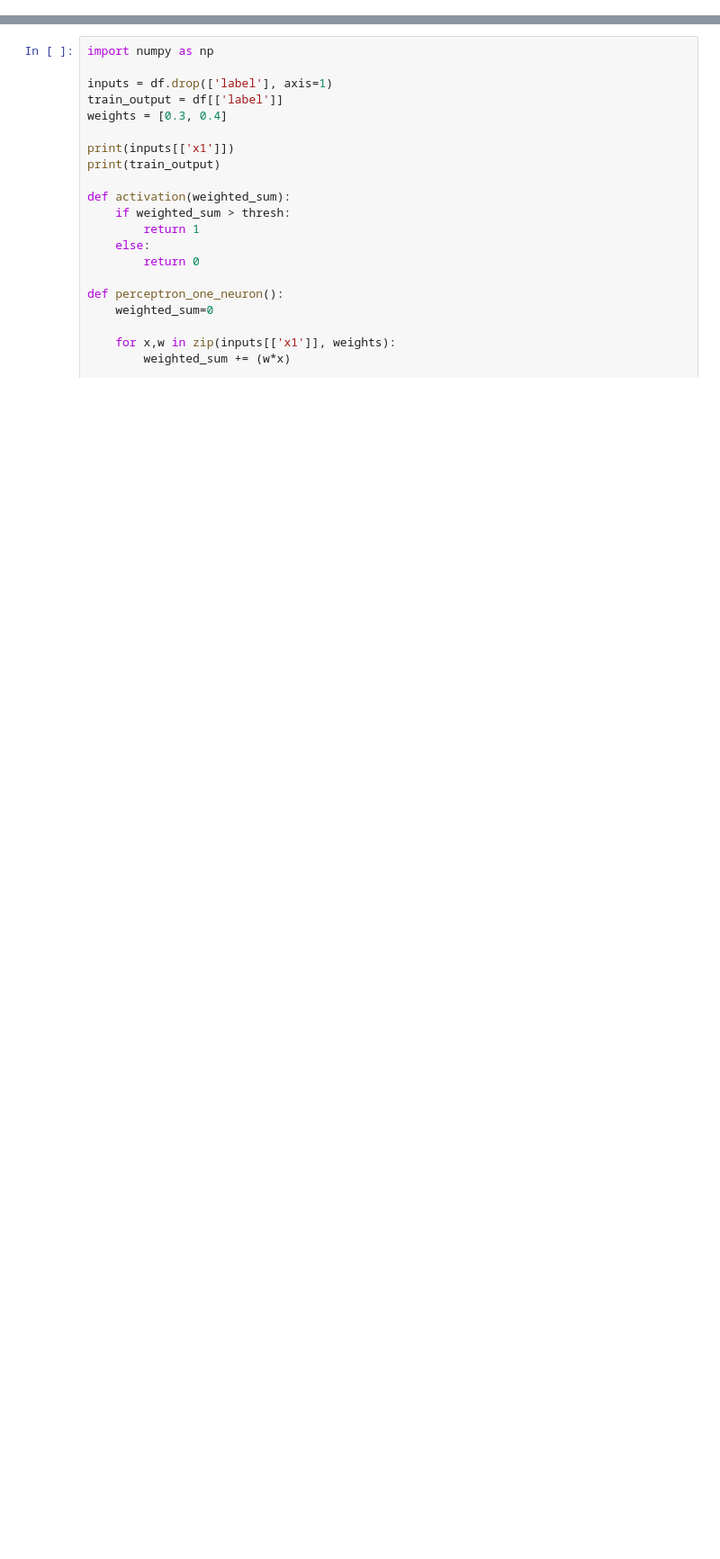
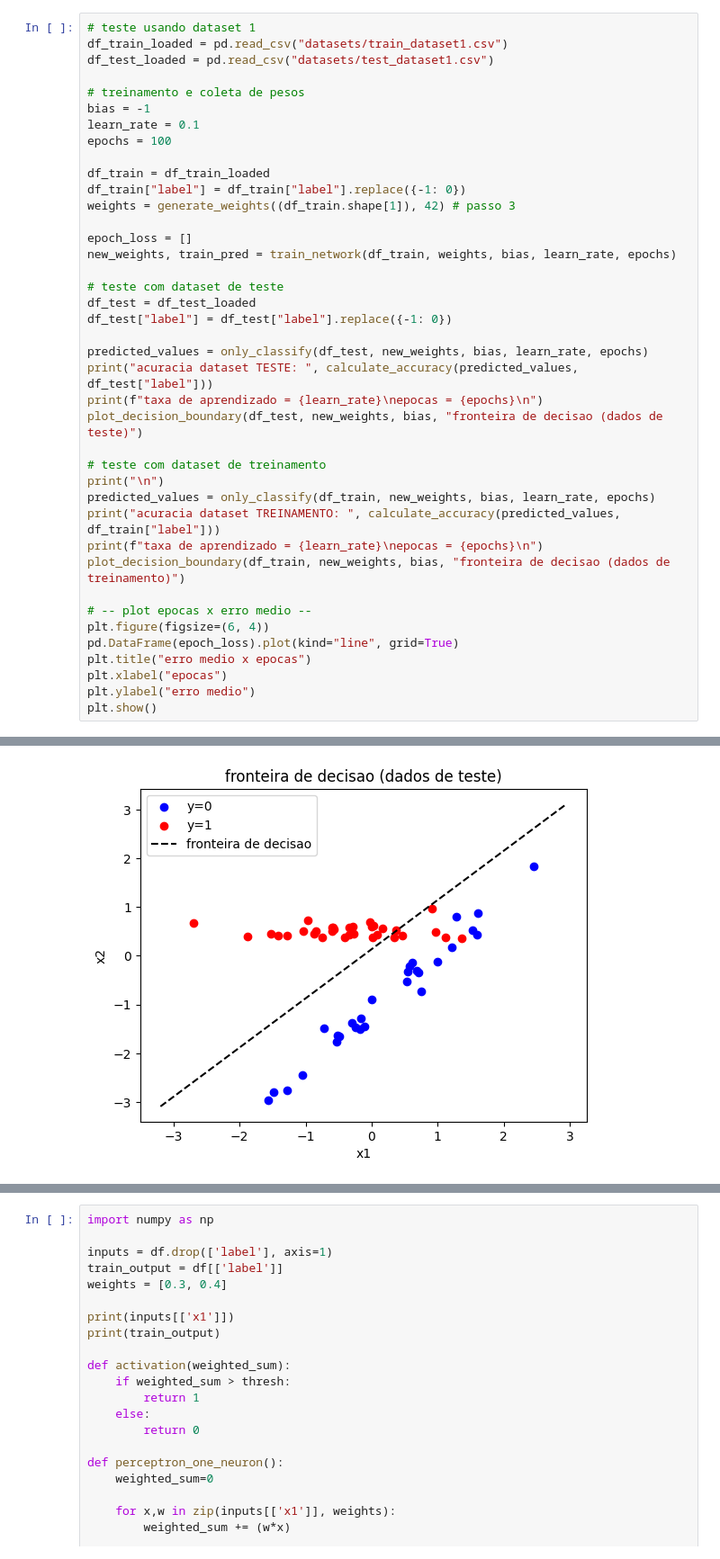
Before and after one commit to ukkarikari/neural-networks-1, a Jupyter notebook: activity-1/activity-1.ipynb, the cells around one changed output, grey strips where cells are left out. Shown: that part at 90% size. Cells and saved outputs as stored; diff of their text form; blank space fills up the shorter version.

```diff
--- a/activity-1/activity-1.ipynb
+++ b/activity-1/activity-1.ipynb
@@ -14,0 +221,41 @@
+# %%
+# teste usando dataset 1
+df_train_loaded = pd.read_csv("datasets/train_dataset1.csv")
+df_test_loaded = pd.read_csv("datasets/test_dataset1.csv")
+
+# treinamento e coleta de pesos
+bias = -1
+learn_rate = 0.1
+epochs = 100
+
+df_train = df_train_loaded
+df_train["label"] = df_train["label"].replace({-1: 0})
+weights = generate_weights((df_train.shape[1]), 42) # passo 3
+
+epoch_loss = []
+new_weights, train_pred = train_network(df_train, weights, bias, learn_rate, epochs)
+
+# teste com dataset de teste
+df_test = df_test_loaded
+df_test["label"] = df_test["label"].replace({-1: 0})
+
+predicted_values = only_classify(df_test, new_weights, bias, learn_rate, epochs)
+print("acuracia dataset TESTE: ", calculate_accuracy(predicted_values, df_test["label"]))
+print(f"taxa de aprendizado = {learn_rate}\nepocas = {epochs}\n")
+plot_decision_boundary(df_test, new_weights, bias, "fronteira de decisao (dados de teste)")
+
+# teste com dataset de treinamento
+print("\n")
+predicted_values = only_classify(df_train, new_weights, bias, learn_rate, epochs)
+print("acuracia dataset TREINAMENTO: ", calculate_accuracy(predicted_values, df_train["label"]))
+print(f"taxa de aprendizado = {learn_rate}\nepocas = {epochs}\n")
+plot_decision_boundary(df_train, new_weights, bias, "fronteira de decisao (dados de treinamento)")
+
+# -- plot epocas x erro medio --
+plt.figure(figsize=(6, 4))
+pd.DataFrame(epoch_loss).plot(kind="line", grid=True)
+plt.title("erro medio x epocas")
+plt.xlabel("epocas")
+plt.ylabel("erro medio")
+plt.show()
+# %% [output]
@@ -14,0 +265 @@
+[figure, added]
```
Also changed, not shown: parts of 16 cells of this notebook.
